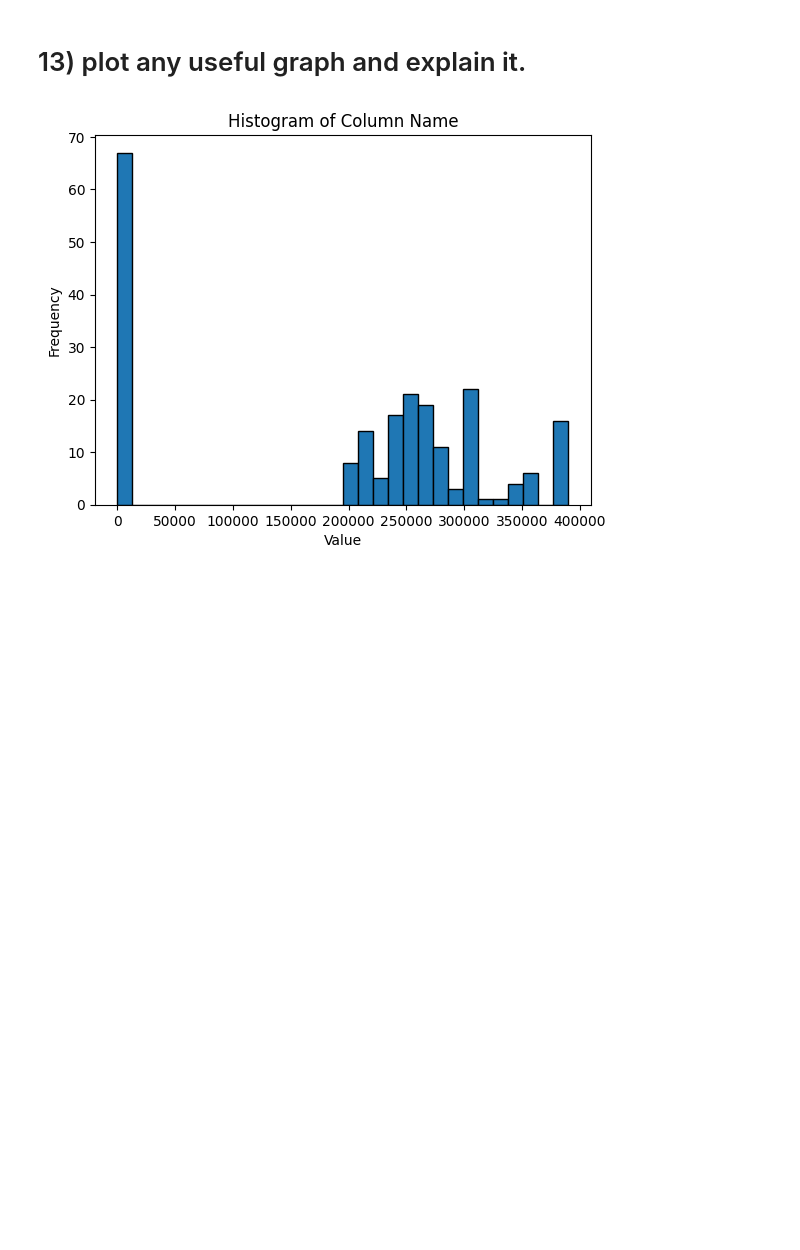
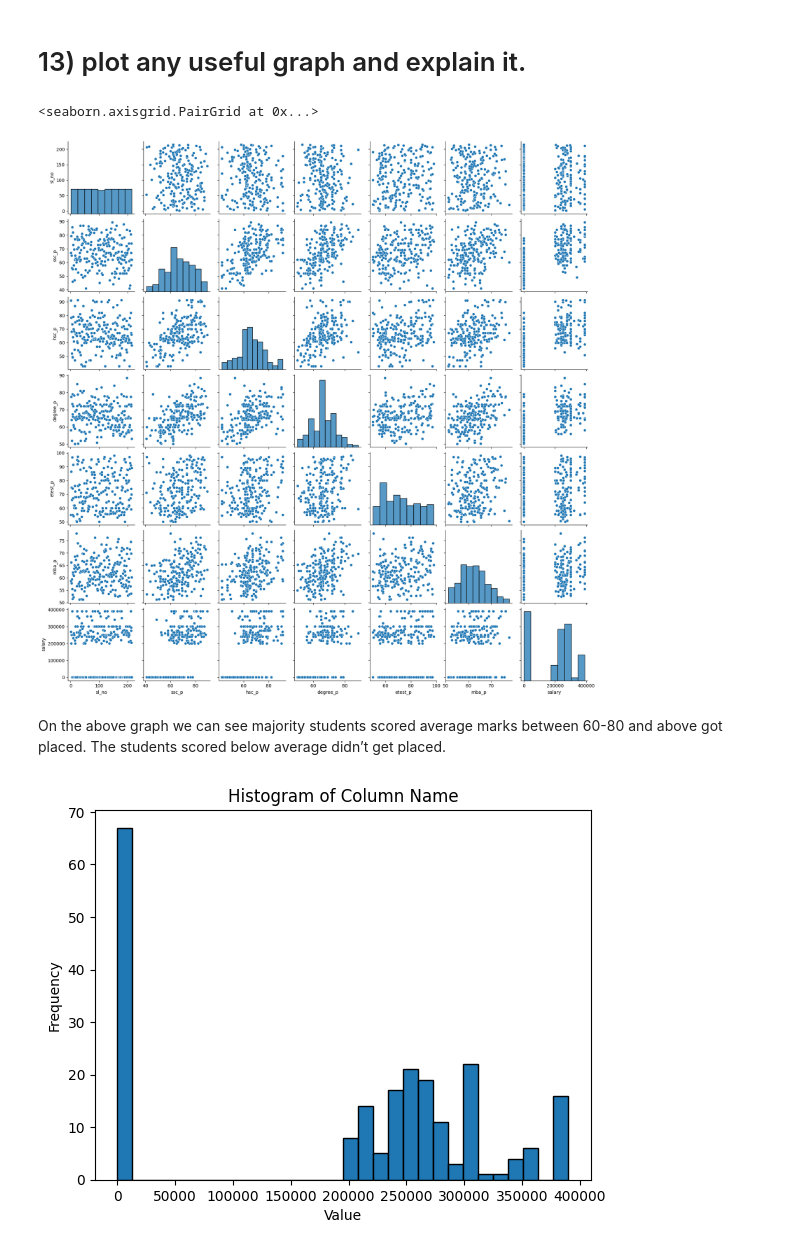
Before and after one commit to AIHemalatha/Data-science-Assignment, a Jupyter notebook: Assignment1.ipynb, the cells around one changed output. Cells and saved outputs as stored; diff of their text form; code cells hidden in the pictures; blank space fills up the shorter version.

```diff
--- a/Assignment1.ipynb
+++ b/Assignment1.ipynb
@@ -494,6 +506,13 @@ salary   -0.019367  0.605710  0.486374  0.464159  0.191970  0.134084  1.000000
 The parameter most highly correlated with salary is 'ssc_p' with a correlation coefficient of 0.61.
 # %% [markdown]
 # 13) plot any useful graph and explain it.
+# %%
+sns.pairplot(dataset)
+# %% [output]
+<seaborn.axisgrid.PairGrid at 0x...>
+[figure, added]
+# %% [markdown]
+On the above graph we can see majority students scored average marks between 60-80 and above got placed. The students scored below average didn’t get placed.
 # %%
 # Plotting histogram
 plt.hist(dataset['salary'], bins=30, edgecolor='black')
```
Also changed, not shown: parts of 6 cells of this notebook, 1 other file.
